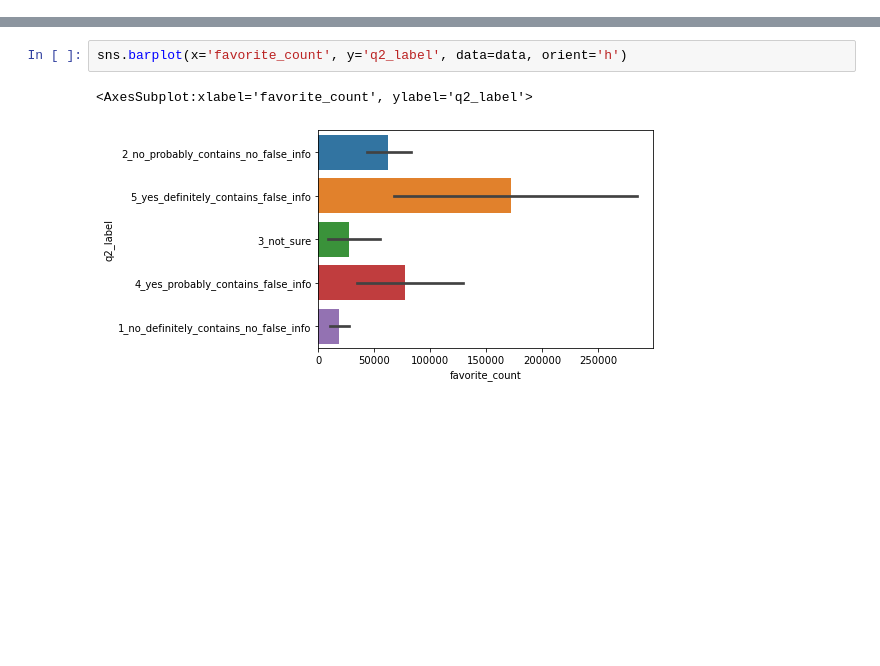
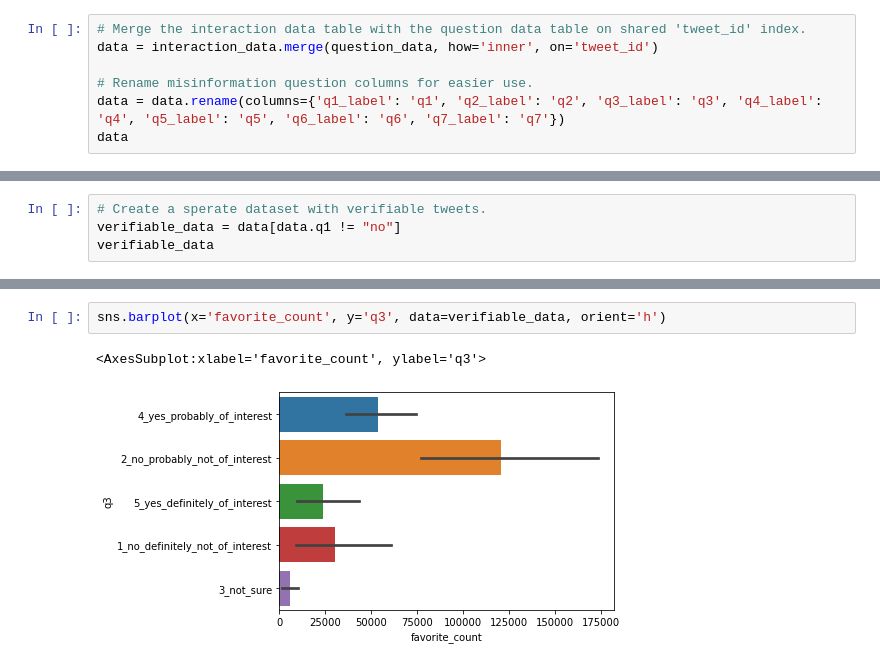
Before and after one commit to cmf9595/Data-Curation, a Jupyter notebook: Project Milestone.ipynb, the cells around one changed output, grey strips where cells are left out. Drawn from its saved outputs; the diff is of its cells as text; blank space fills up the shorter version.

```diff
--- a/Project Milestone.ipynb
+++ b/Project Milestone.ipynb
@@ -97,0 +92,7 @@ data
+# %%
+# Merge the interaction data table with the question data table on shared 'tweet_id' index.
+data = interaction_data.merge(question_data, how='inner', on='tweet_id')
+
+# Rename misinformation question columns for easier use.
+data = data.rename(columns={'q1_label': 'q1', 'q2_label': 'q2', 'q3_label': 'q3', 'q4_label': 'q4', 'q5_label': 'q5', 'q6_label': 'q6', 'q7_label': 'q7'})
+data
@@ -111,0 +136,4 @@ favorite_average
+# %%
+# Create a sperate dataset with verifiable tweets.
+verifiable_data = data[data.q1 != "no"]
+verifiable_data
@@ -119,5 +171,5 @@ sns.barplot(x='retweet_count', y='q2_label', data=data, orient='h')
 # %%
-sns.barplot(x='favorite_count', y='q2_label', data=data, orient='h')
+sns.barplot(x='favorite_count', y='q3', data=verifiable_data, orient='h')
 # %% [output]
-<AxesSubplot:xlabel='favorite_count', ylabel='q2_label'>
+<AxesSubplot:xlabel='favorite_count', ylabel='q3'>
-[figure, old version]
+[figure, new version]
```
Also changed, not shown: parts of 17 cells of this notebook.
